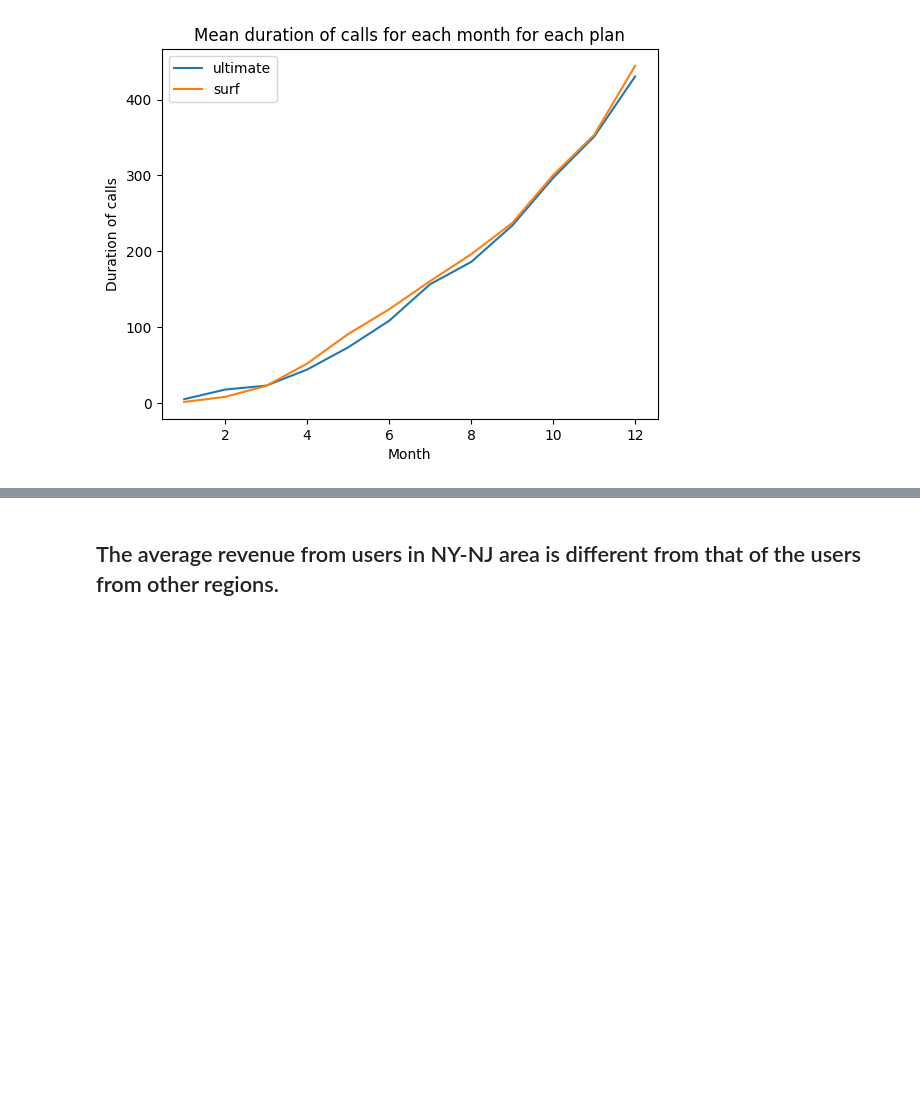
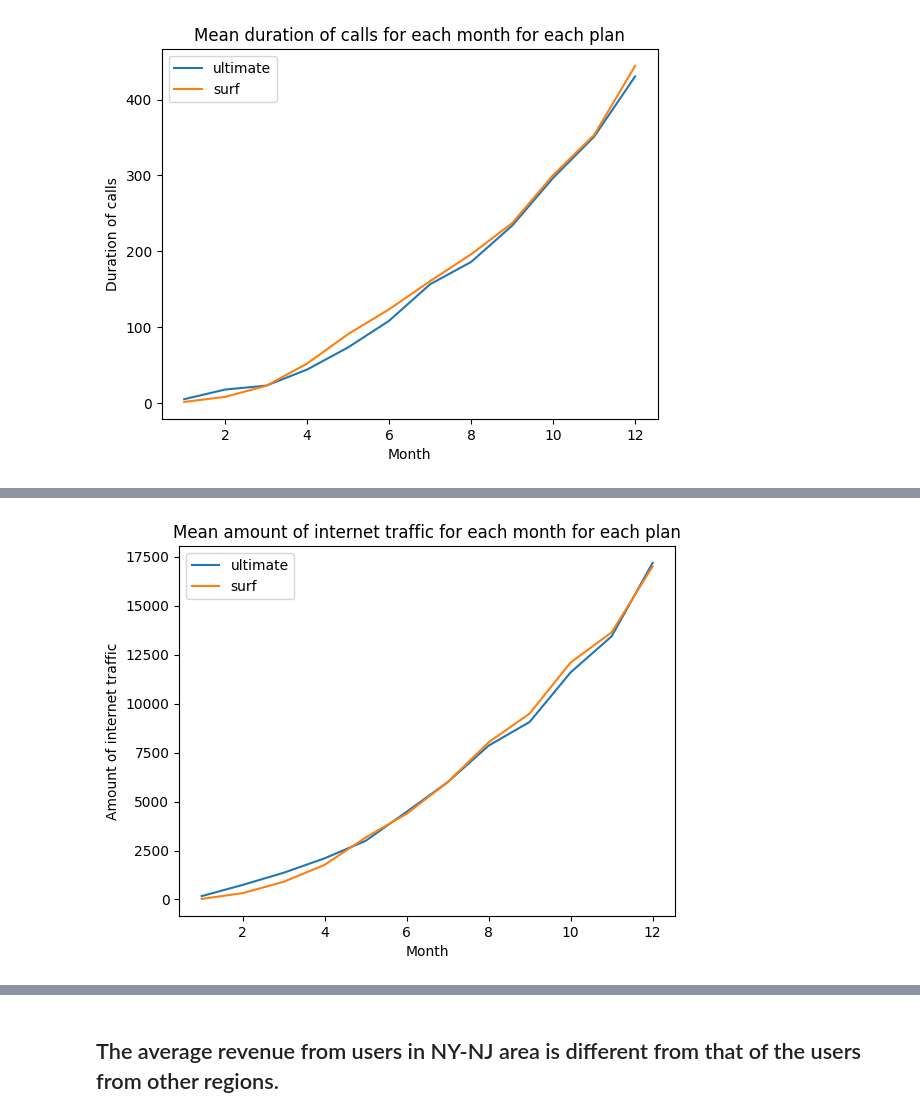
Before and after one commit to makstheimba/data-science-project-3, a Jupyter notebook: main.ipynb, the cells around one changed output, grey strips where cells are left out. Drawn from its saved outputs; the diff is of its cells as text; code cells hidden in the pictures; blank space fills up the shorter version.

```diff
--- a/main.ipynb
+++ b/main.ipynb
@@ -288,0 +302,15 @@ plt.show()
+# %%
+internet_by_user_per_month['plan'] = users_df['plan']
+
+#plot mean amount of internet traffic for each month for each plan
+for plan in internet_by_user_per_month['plan'].unique():
+    df = internet_by_user_per_month.query('plan == @plan')[months]
+    plt.plot(months, df.mean(), label=plan)
+
+plt.legend()
+plt.title('Mean amount of internet traffic for each month for each plan')
+plt.xlabel('Month')
+plt.ylabel('Amount of internet traffic')
+plt.show()
+# %% [output]
+[figure, added]
```
Also changed, not shown: parts of 7 cells of this notebook.
